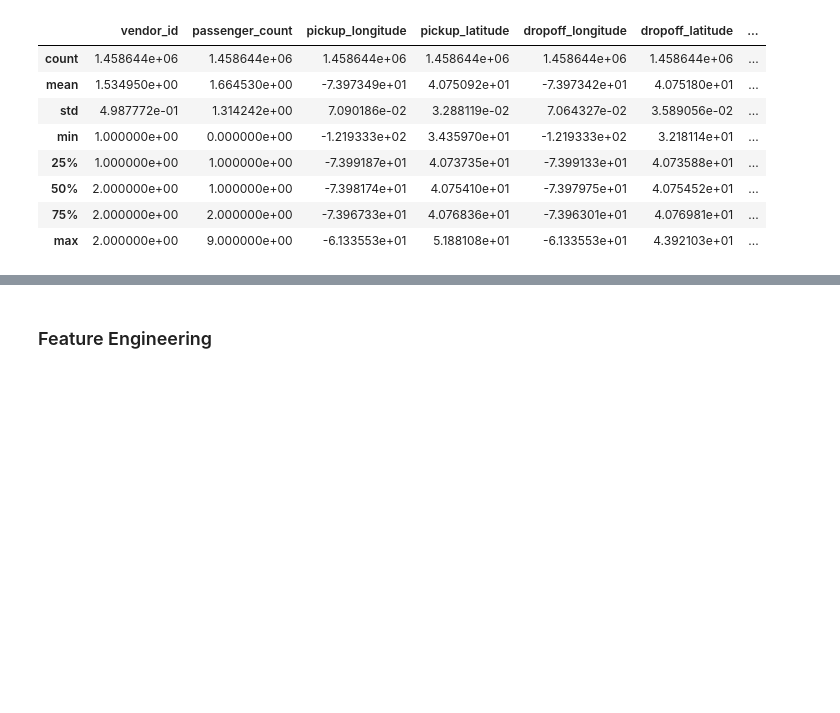
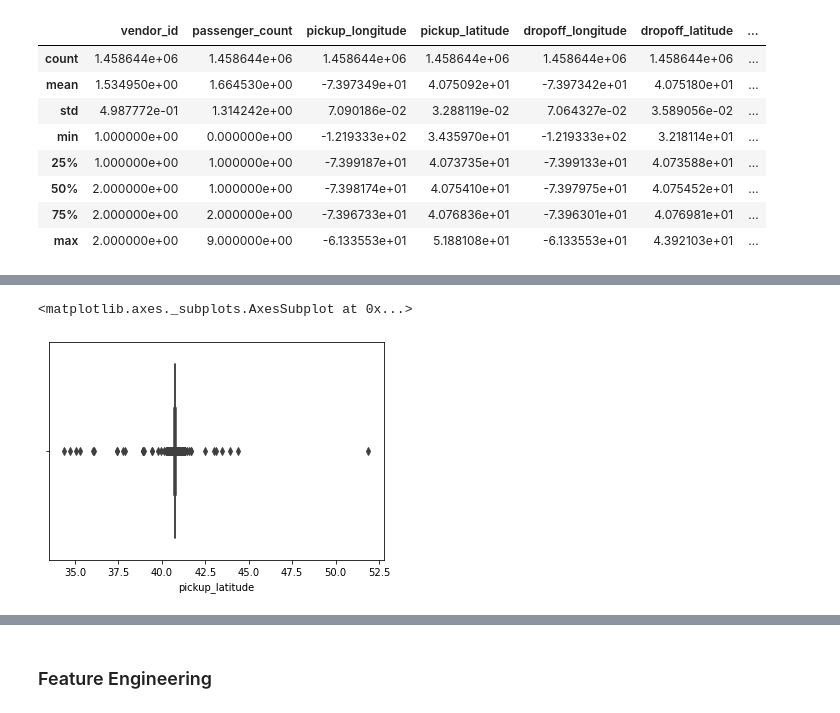
Before and after one commit to UserDs/NYC-Taxi-Trip-Time-Prediction, a Jupyter notebook: NYC_Taxi_Trip_Time_Prediction.ipynb, the cells around one changed output, grey strips where cells are left out. Saved outputs shown, nothing was run; the diff lists cells and outputs as text; code cells hidden in the pictures; blank space fills up the shorter version.

```diff
--- a/NYC_Taxi_Trip_Time_Prediction.ipynb
+++ b/NYC_Taxi_Trip_Time_Prediction.ipynb
@@ -89,0 +102,6 @@ df.describe()
+# %%
+figsize=(20,20)
+sns.boxplot(x=df.pickup_latitude)
+# %% [output]
+<matplotlib.axes._subplots.AxesSubplot at 0x...>
+[figure, added]
```
Also changed, not shown: parts of 8 cells of this notebook.
